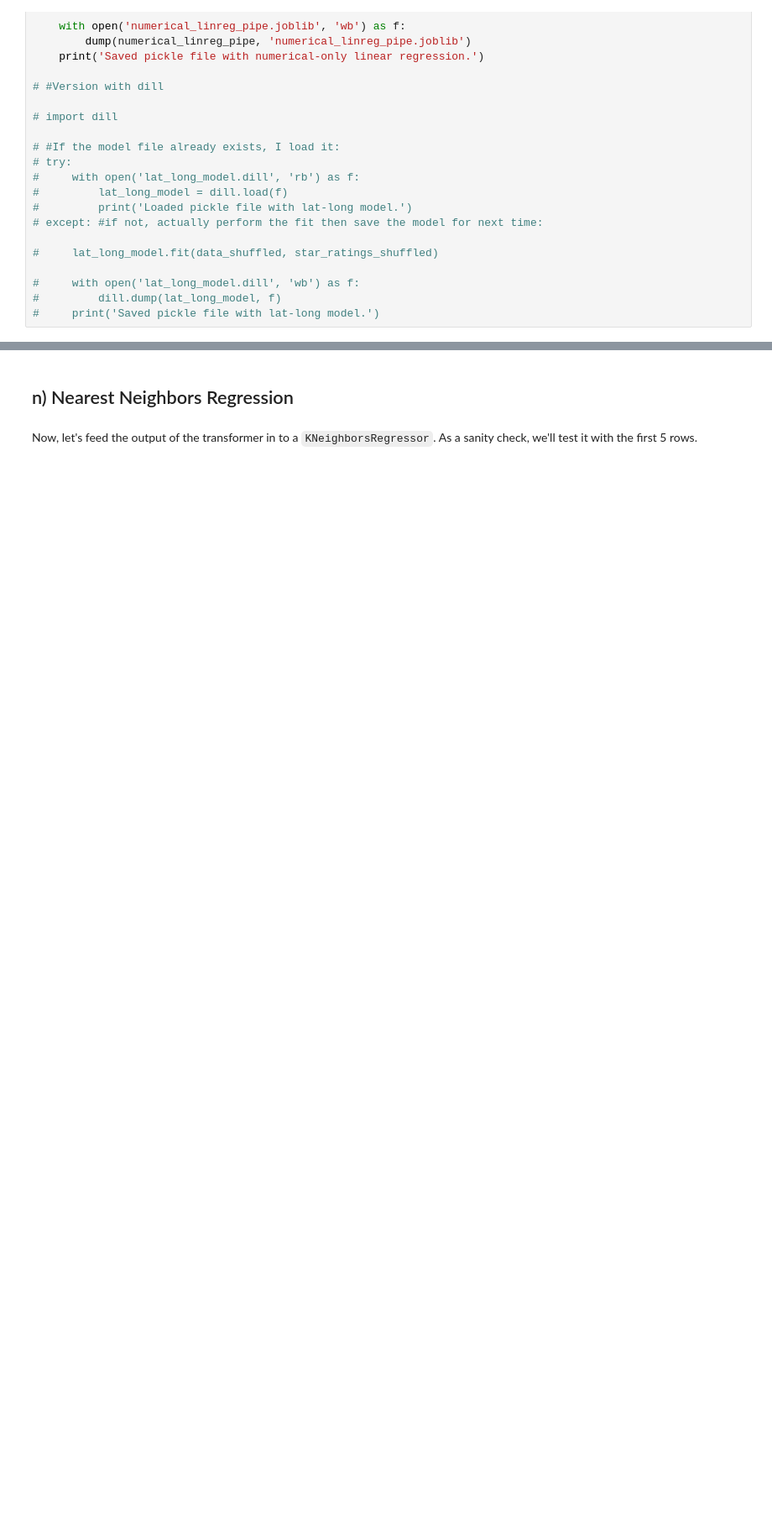
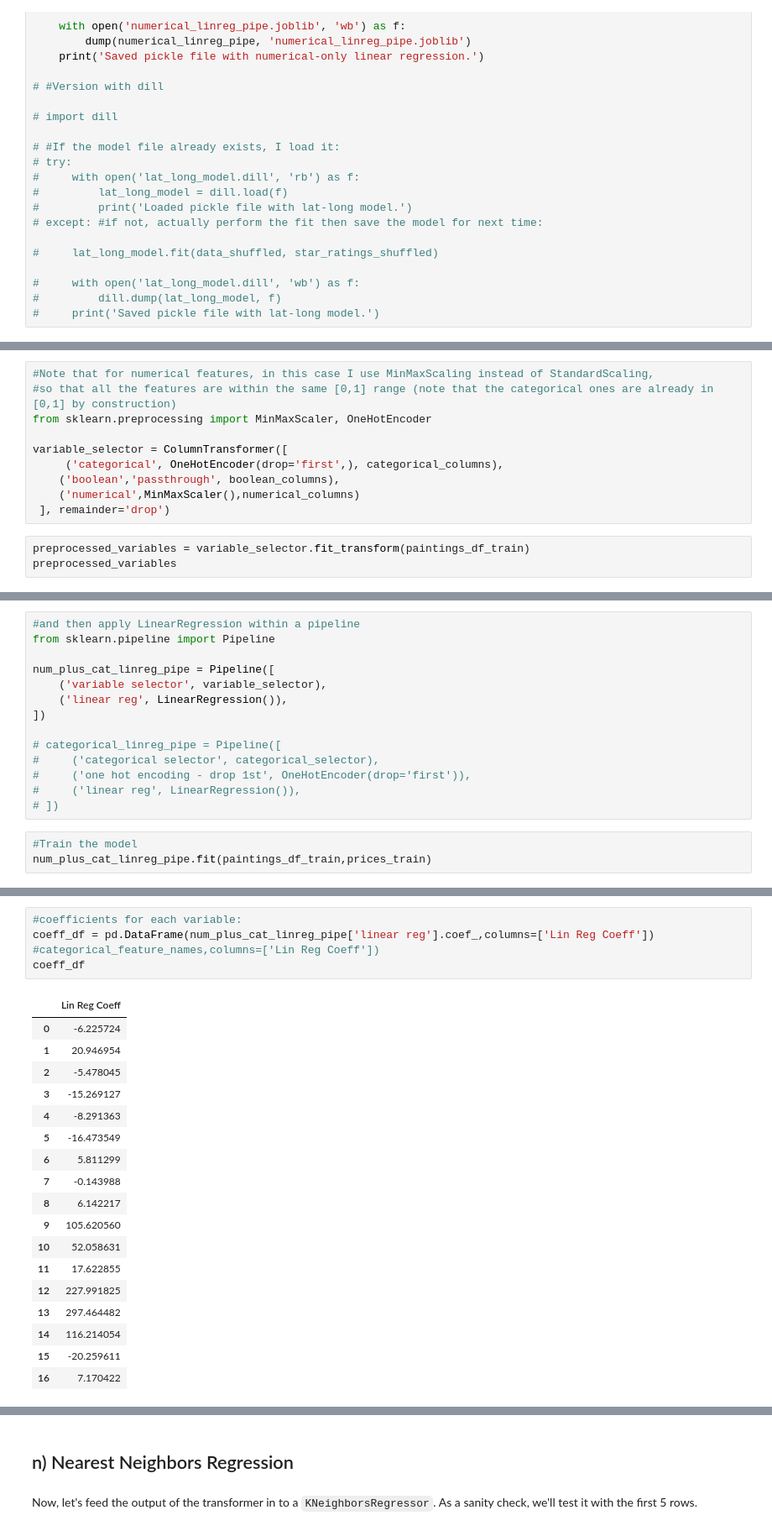
Before and after one commit to mischiatim/paintora, a Jupyter notebook: paintora_app_local_ml_models.ipynb, the cells around one changed output, grey strips where cells are left out. Shown: that part at 84% size. Drawn from its saved outputs; the diff is of its cells as text; blank space fills up the shorter version.

```diff
--- a/paintora_app_local_ml_models.ipynb
+++ b/paintora_app_local_ml_models.ipynb
@@ -735,0 +1021,13 @@ except: #if not, actually perform the fit then save the model for next time:
+# %%
+#Note that for numerical features, in this case I use MinMaxScaling instead of StandardScaling,
+#so that all the features are within the same [0,1] range (note that the categorical ones are already in [0,1] by construction)
+from sklearn.preprocessing import MinMaxScaler, OneHotEncoder
+
+variable_selector = ColumnTransformer([
+     ('categorical', OneHotEncoder(drop='first',), categorical_columns),
+    ('boolean','passthrough', boolean_columns),
+    ('numerical',MinMaxScaler(),numerical_columns)
+ ], remainder='drop')
+# %%
+preprocessed_variables = variable_selector.fit_transform(paintings_df_train)
+preprocessed_variables
@@ -735,0 +1075,17 @@ except: #if not, actually perform the fit then save the model for next time:
+# %%
+#and then apply LinearRegression within a pipeline
+from sklearn.pipeline import Pipeline
+
+num_plus_cat_linreg_pipe = Pipeline([
+    ('variable selector', variable_selector),
+    ('linear reg', LinearRegression()),
+])
+
+# categorical_linreg_pipe = Pipeline([
+#     ('categorical selector', categorical_selector),
+#     ('one hot encoding - drop 1st', OneHotEncoder(drop='first')),
+#     ('linear reg', LinearRegression()),
+# ])
+# %%
+#Train the model
+num_plus_cat_linreg_pipe.fit(paintings_df_train,prices_train)
@@ -735,0 +1151,23 @@ except: #if not, actually perform the fit then save the model for next time:
+# %%
+#coefficients for each variable:
+coeff_df = pd.DataFrame(num_plus_cat_linreg_pipe['linear reg'].coef_,columns=['Lin Reg Coeff']) #categorical_feature_names,columns=['Lin Reg Coeff'])
+coeff_df
+# %% [output]
+|  | Lin Reg Coeff |
+| 0 | -6.225724 |
+| 1 | 20.946954 |
+| 2 | -5.478045 |
+| 3 | -15.269127 |
+| 4 | -8.291363 |
+| 5 | -16.473549 |
+| 6 | 5.811299 |
+| 7 | -0.143988 |
+| 8 | 6.142217 |
+| 9 | 105.620560 |
+| 10 | 52.058631 |
+| 11 | 17.622855 |
+| 12 | 227.991825 |
+| 13 | 297.464482 |
+| 14 | 116.214054 |
+| 15 | -20.259611 |
+| 16 | 7.170422 |
```
Also changed, not shown: parts of 142 cells of this notebook.
